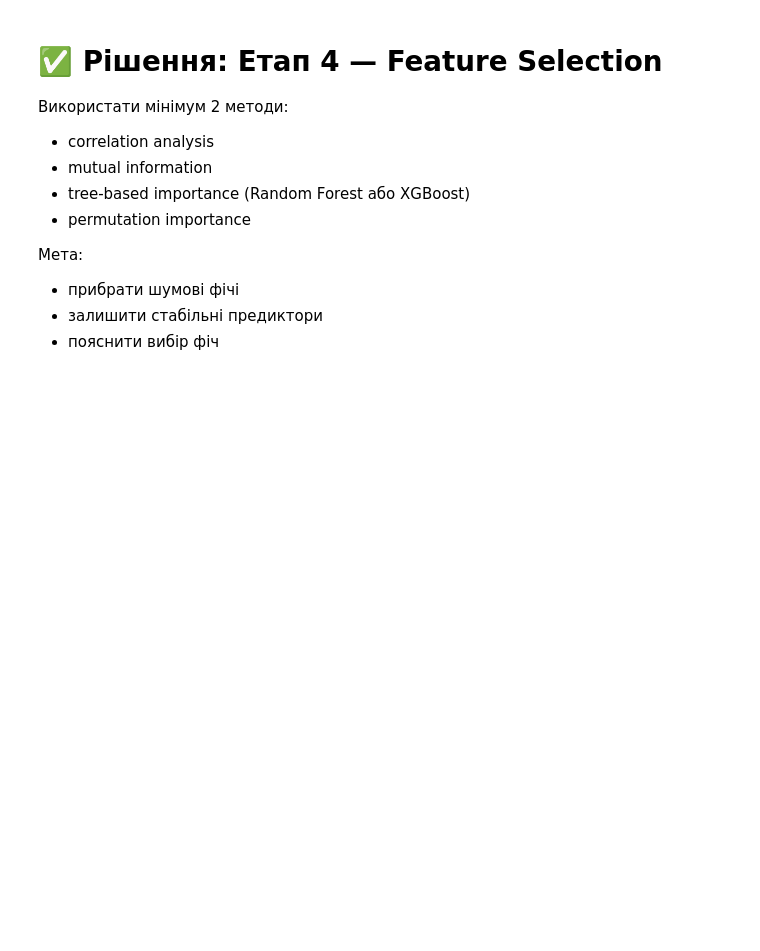
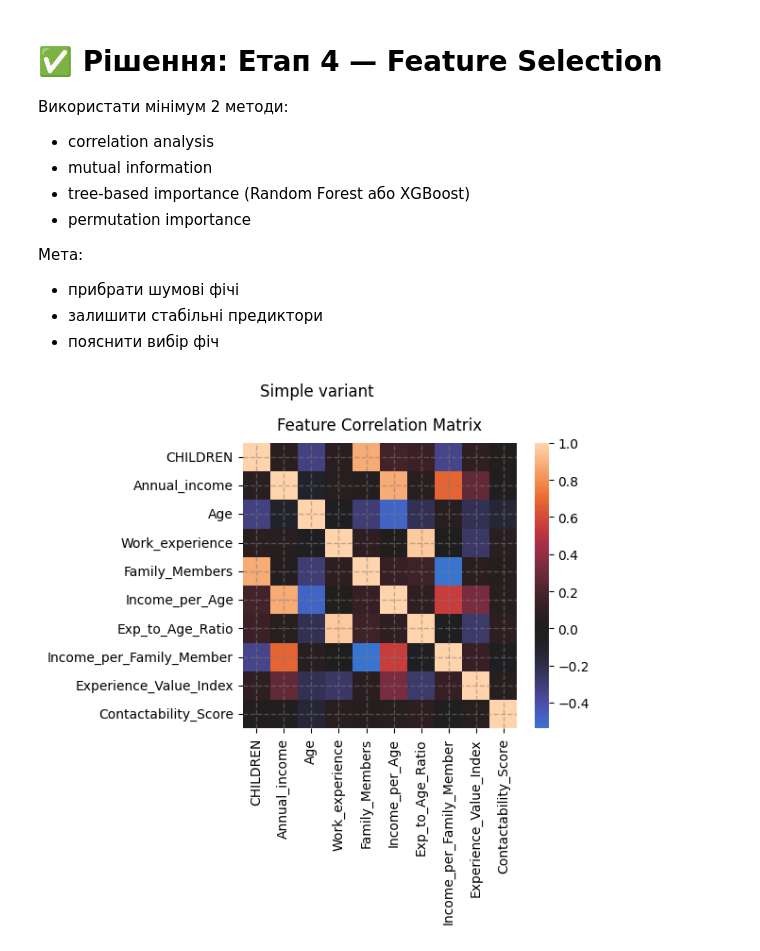
Before and after one commit to BogdanPinchuk/DataScience-PBY_HW20_Course_Project, a Jupyter notebook: Bohdan_Pinchuk_DS_HW20.ipynb, the cells around one changed output. Drawn from its saved outputs; the diff is of its cells as text; code cells hidden in the pictures; blank space fills up the shorter version.

Commit message:
[Homework20] - fixed type and implemented correlation analysis

```diff
--- a/Bohdan_Pinchuk_DS_HW20.ipynb
+++ b/Bohdan_Pinchuk_DS_HW20.ipynb
@@ -1324,7 +1323,7 @@ credit_card_dataset["Exp_to_Age_Ratio"] = (credit_card_dataset["Work_experience"
 
 credit_card_dataset["Is_Unemployed"] = (((credit_card_dataset["Work_experience"] == 0) |
                                          (credit_card_dataset["Type_Income"] == "Pensioner")).
-                                        astype("category"))
+                                        astype(str).astype("category"))
 
 # Print results
 # display(credit_card_dataset)
@@ -1380,7 +1379,8 @@ credit_card_dataset["Age_Group"] = pd.cut(credit_card_dataset['Age'], bins=age_b
 credit_card_dataset["Income_Quartile"] = pd.qcut(credit_card_dataset['Annual_income'], q=income_quantiles,
                                                  labels=income_labels)
 
-credit_card_dataset["Qualification_Level"] = credit_card_dataset["Type_Occupation"].map(qualification_collar_mapping).astype("category")
+credit_card_dataset["Qualification_Level"] = credit_card_dataset["Type_Occupation"].map(
+    qualification_collar_mapping).astype("category")
 
 # Print results
 # display(credit_card_dataset)
@@ -1435,22 +1435,22 @@ housing_state_labels = ["Municipal apartment", "Office apartment"]
 
 # Solution
 credit_card_dataset["High_Income_Flag"] = (credit_card_dataset["Income_Quartile"].
-                                           isin(rich_income_labels).astype("category"))
+                                           isin(rich_income_labels)).astype(str).astype("category")
 
-credit_card_dataset["Young_Applicant_Flag"] = (credit_card_dataset["Age"] < 30.0).astype("category")
+credit_card_dataset["Young_Applicant_Flag"] = (credit_card_dataset["Age"] < 30.0).astype(str).astype("category")
 
 credit_card_dataset["Junior_Experience_Flag"] = (((credit_card_dataset["Work_experience"] < 3.0) &
                                                   (credit_card_dataset["Work_experience"] != 0.0)).
-                                                 astype("category"))
+                                                 astype(str).astype("category"))
 
-credit_card_dataset["Multi_Child_Family"] = (credit_card_dataset["CHILDREN"] > 2).astype("category")
+credit_card_dataset["Multi_Child_Family"] = (credit_card_dataset["CHILDREN"] > 2).astype(str).astype("category")
 
 credit_card_dataset["In_Relationship_Flag"] = (credit_card_dataset["Marital_status"].
-                                               isin(relationship_statuses).astype("category"))
+                                               isin(relationship_statuses)).astype(str).astype("category")
 
 credit_card_dataset["State_Funded_Flag"] = ((credit_card_dataset["Type_Income"].isin(income_state_labels) |
                                              credit_card_dataset["Housing_type"].isin(housing_state_labels)).
-                                            astype("category"))
+                                            astype(str).astype("category"))
 
 # Print results
 # display(credit_card_dataset)
@@ -1582,3 +1581,28 @@ display(credit_card_dataset)
 - прибрати шумові фічі
 - залишити стабільні предиктори
 - пояснити вибір фіч
+# %%
+# Graphic results
+
+import seaborn as sns
+import matplotlib.pyplot as plt
+
+# Input data
+data_set = credit_card_dataset
+
+# Solution
+corr = data_set.corr(numeric_only=True)
+
+_, ax = plt.subplots(figsize=(6, 6))
+
+sns.heatmap(corr, ax=ax, center=0)
+
+ax.grid(axis='both', visible=True, which='major', ls='--', linewidth=1.0, color='tab:gray')
+ax.set_title("Feature Correlation Matrix", pad=10, loc='center', color='black')
+
+plt.suptitle("Simple variant")
+
+plt.tight_layout()
+plt.show()
+# %% [output]
+[figure, added]
```
Also changed, not shown: parts of 7 cells of this notebook.
